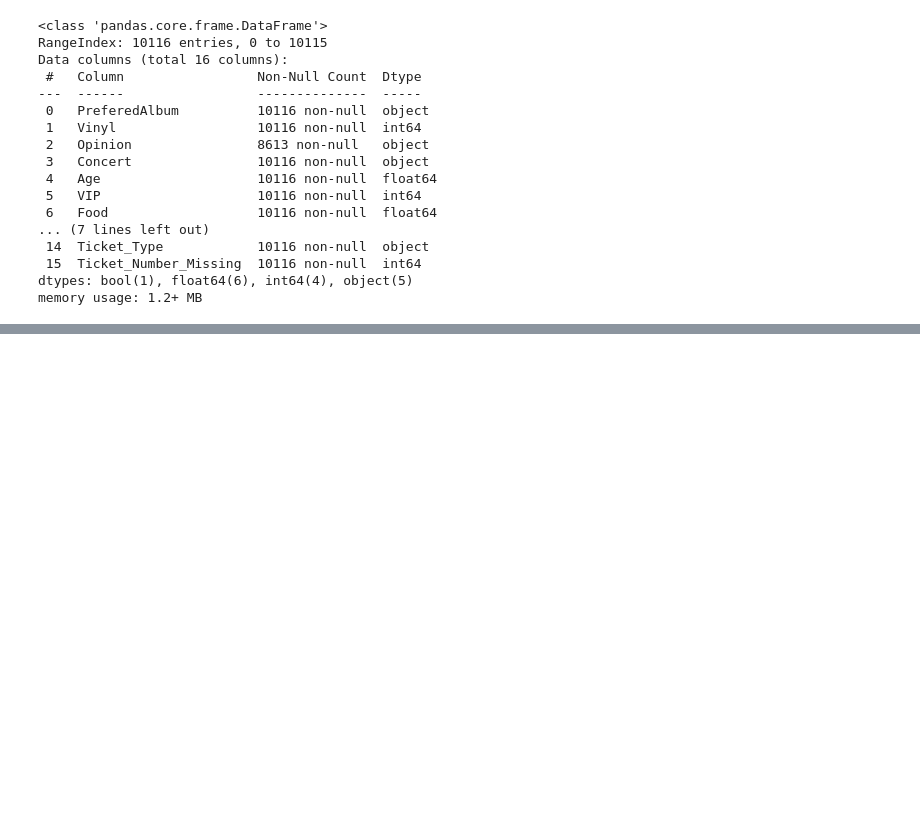
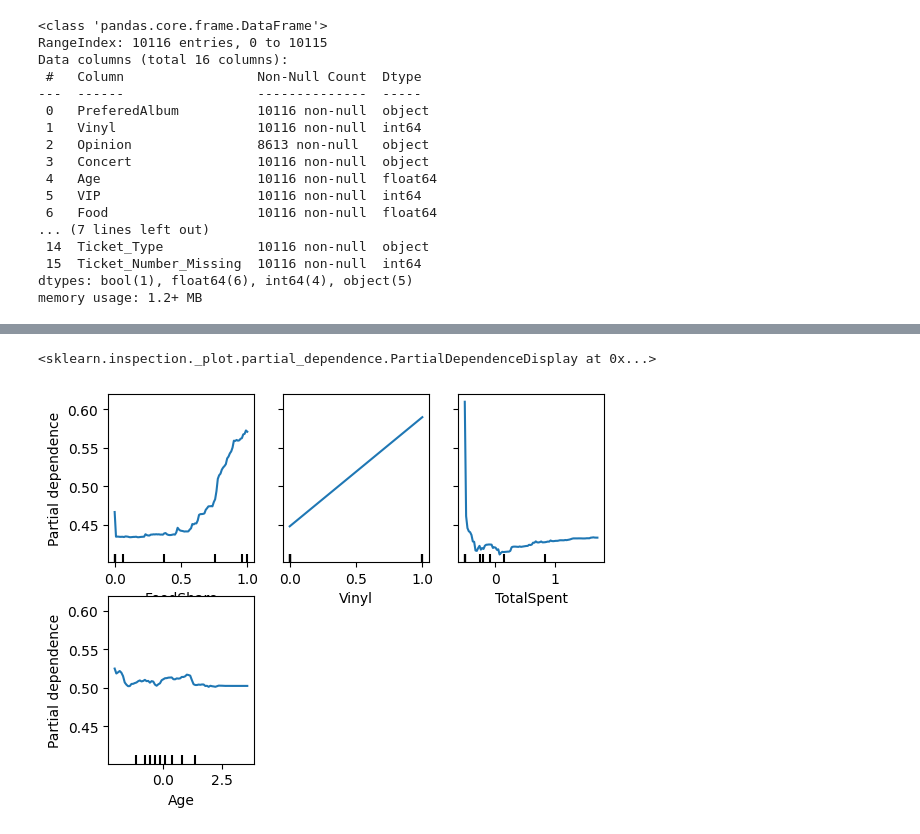
Before and after one commit to pablob2002/pablo-learning, a Jupyter notebook: treat_db.ipynb, the cells around one changed output, grey strips where cells are left out. Cells and saved outputs as stored; diff of their text form; code cells hidden in the pictures; blank space fills up the shorter version.

```diff
--- a/treat_db.ipynb
+++ b/treat_db.ipynb
@@ -368,0 +407,10 @@ plt.show()
+# %%
+from sklearn.inspection import PartialDependenceDisplay
+
+features = ['FoodShare', 'Vinyl', 'TotalSpent', 'Age']
+PartialDependenceDisplay.from_estimator(
+    best_rf, X_val_notxt, features
+)
+# %% [output]
+<sklearn.inspection._plot.partial_dependence.PartialDependenceDisplay at 0x...>
+[figure, added]
```
Also changed, not shown: parts of 11 cells of this notebook.
